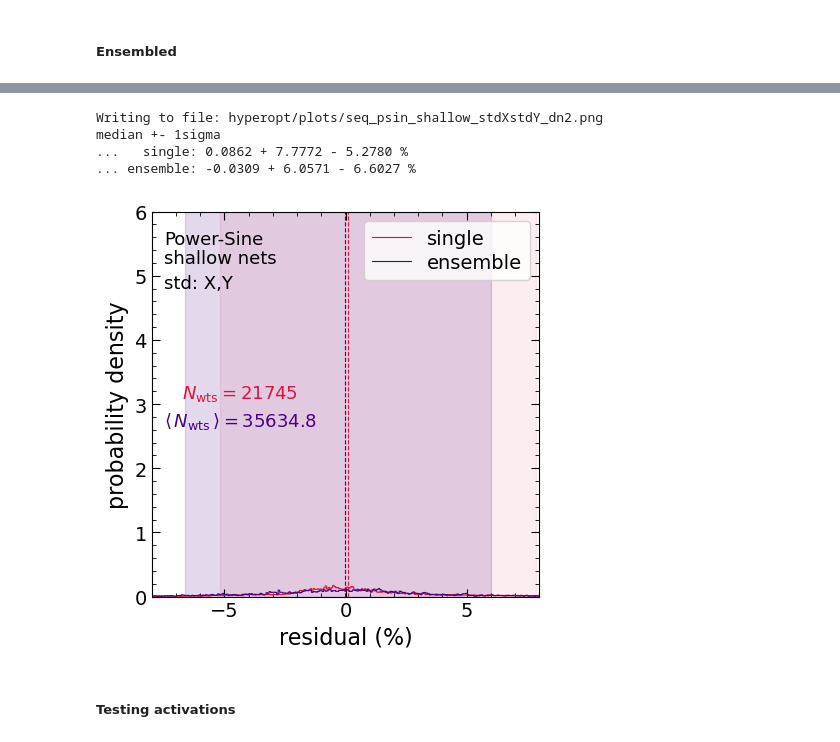
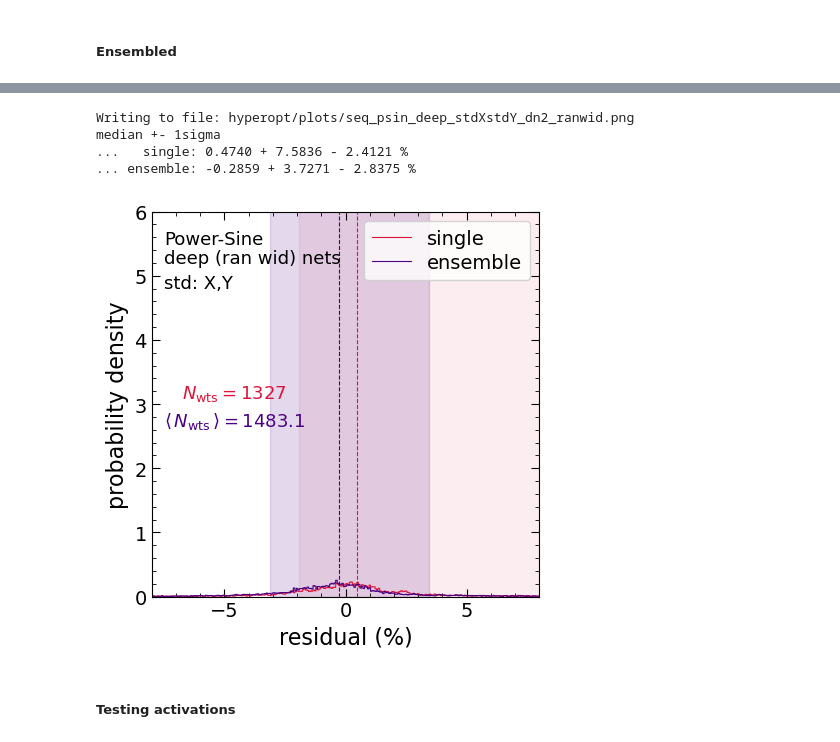
Before and after one commit to a-paranjape/mlfundas, a Jupyter notebook: examples/HyperOpt_Example.ipynb, the cells around one changed output, grey strips where cells are left out. Drawn from its saved outputs; the diff is of its cells as text; code cells hidden in the pictures.

```diff
--- a/examples/HyperOpt_Example.ipynb
+++ b/examples/HyperOpt_Example.ipynb
@@ -51,8 +51,8 @@ Nproc = 16
 
 Save_Fig = True
 # %%
-Shallow = True # True: shallow+wide arch; False: deep+narrow arch; None: telescoping arch
-Fixed_Width = True # can be False for deep networks
+Shallow = False # True: shallow+wide arch; False: deep+narrow arch; None: telescoping arch
+Fixed_Width = False # can be False for deep networks
 if Shallow is not None:
     Depth_Str_Root = 'shallow' if Shallow else 'deep'
     if Shallow:
@@ -253,7 +260,7 @@ setup_dict['neg_labels'] = True # irrelevant for regression
 # -- training setup
 setup_dict['standardize_X'] = Standardize_X
 setup_dict['standardize_Y'] = Standardize_Y
-setup_dict['max_epoch'] = 3000
+setup_dict['max_epoch'] = 3000 if Shallow else 10000
 setup_dict['check_after'] = 300 if Shallow else 1000
 setup_dict['decay_norm'] = Decay_Norm
 setup_dict['test_type'] = 'perc' if Ftype=='gf1d' else 'mse'
@@ -268,24 +275,24 @@ setup_dict['n_iter'] = N_Iter
 setup_dict['max_config'] = Max_Config
 #-----------------------
 
-setup_dict['ensemble'] = False  # will be changed
-setup_dict['ensemble_size'] = 3 # as needed
+setup_dict['ensemble'] = False   # will be changed
+setup_dict['ensemble_size'] = 10 # as needed
 
 setup_dict['parallel'] = True
 setup_dict['nproc'] = np.min([Nproc,N_Iter*Max_Config])
 setup_dict['fixed_width'] = Fixed_Width
 
 # -- sampled parameters
-setup_dict['layers'] = {'min':2 if Shallow else 8,
-                        'max':4 if Shallow else 32}
-setup_dict['widths'] = {'min': 50 if Shallow else 4,
-                        'max':200 if Shallow else 8}
-setup_dict['lglrates'] = {'min':-4.5,'max':-1.5}
-setup_dict['wt_decays'] = {'min':0.0,'max':0.5}
+setup_dict['layers'] = {'min':2 if Shallow else 10,
+                        'max':4 if Shallow else 20}
+setup_dict['widths'] = {'min': 50 if Shallow else 8,
+                        'max':200 if Shallow else 12}
+setup_dict['lglrates'] = {'min':-4.0,'max':-2.0}
+setup_dict['wt_decays'] = {'min':0.0,'max':0.3}
 setup_dict['thresholds'] = None
-setup_dict['htypes'] = ['tanh','lrelu','sin']
+setup_dict['htypes'] = ['tanh','relu','lrelu','sin']
 setup_dict['lrelu_slopes'] = {'min':-1e-2,'max':1e-2}
-setup_dict['reg_funs'] = ['bn','drop','none']
+setup_dict['reg_funs'] = ['drop','none']
 setup_dict['p_drops'] = {'min':0.0,'max':0.5}
 setup_dict['dream_schedules'] = None
 
@@ -499,38 +506,39 @@ dXLoc = 0.1 if Ftype=='gf1d' else 0.5
 cols = ['crimson','indigo']
 plt.figure(figsize=(5,5))
 plt.xlim(-XLoc,XLoc)
 plt.ylim(0,6)
 plt.xlabel('residual (%)')
 plt.ylabel('probability density')
 plt.plot(bin_mid,hist_sing,'-',c=cols[0],lw=0.8,drawstyle='steps',label='single')
 plt.axvline(res_sing_med,c=cols[0],ls='--',lw=0.8)
 plt.fill_betweenx(np.linspace(0,7,10),res_sing_16pc,res_sing_84pc,color=cols[0],alpha=0.075)
 plt.plot(bin_mid,hist_ens,'-',c=cols[1],lw=0.8,drawstyle='steps',label='ensemble')
 plt.axvline(res_ens_med,c=cols[1],ls='--',lw=0.8)
 plt.fill_betweenx(np.linspace(0,7,10),res_ens_16pc,res_ens_84pc,color=cols[1],alpha=0.15)
 plt.minorticks_on()
 plt.legend(loc='upper right')
 plt.text(-XLoc+dXLoc,5.5,Example_Text,fontsize=FS3)
-plt.text(-XLoc+dXLoc,5.2,Depth_Str_Root+' nets',fontsize=FS3)
+RanWid_Str = ' (ran wid)' if Fixed_Width==False else ''
+plt.text(-XLoc+dXLoc,5.2,Depth_Str_Root+RanWid_Str+' nets',fontsize=FS3)
 plt.text(-XLoc+dXLoc,4.8,Std_Text,fontsize=FS3)
 plt.text(-XLoc+dXLoc*2.5,3.1,'$N_{{\\rm wts}} = {0:d}$'.format(net.calc_N_freeparams()),fontsize=FS3,c=cols[0])
 plt.text(-XLoc+dXLoc,2.65,'$\\langle \\, N_{{\\rm wts}} \\, \\rangle = {0:.1f}$'.format(ens_avg_Nwts),fontsize=FS3,c=cols[1])
 if Save_Fig:
     outfile = Plot_Stem + '/' + Plot_Root + '.png'
     print('Writing to file: '+outfile)
     plt.savefig(outfile,bbox_inches='tight')
 else:
     plt.show()
 
 print('median +- 1sigma')
 print('...   single: {0:.4f} + {1:.4f} - {2:.4f} %'.format(res_sing_med,res_sing_84pc-res_sing_med,res_sing_med-res_sing_16pc))
 print('... ensemble: {0:.4f} + {1:.4f} - {2:.4f} %'.format(res_ens_med,res_ens_84pc-res_ens_med,res_ens_med-res_ens_16pc))
 # %% [output]
-Writing to file: hyperopt/plots/seq_psin_shallow_stdXstdY_dn2.png
+Writing to file: hyperopt/plots/seq_psin_deep_stdXstdY_dn2_ranwid.png
 median +- 1sigma
-...   single: 0.0862 + 7.7772 - 5.2780 %
-... ensemble: -0.0309 + 6.0571 - 6.6027 %
+...   single: 0.4740 + 7.5836 - 2.4121 %
+... ensemble: -0.2859 + 3.7271 - 2.8375 %
-[figure, old version]
+[figure, new version]
 # %% [markdown]
 ##### Testing activations
 # %%
```
Also changed, not shown: parts of 9 cells of this notebook.
